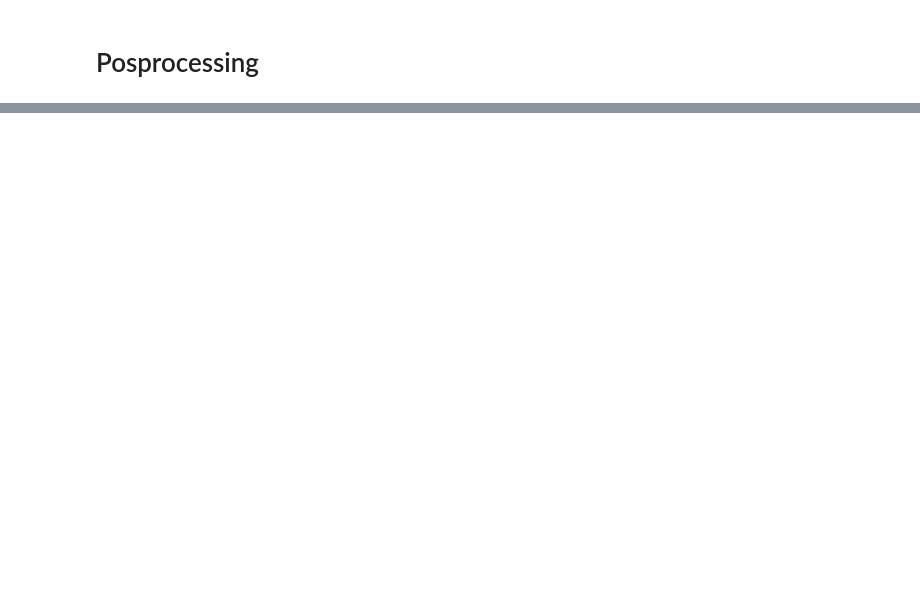
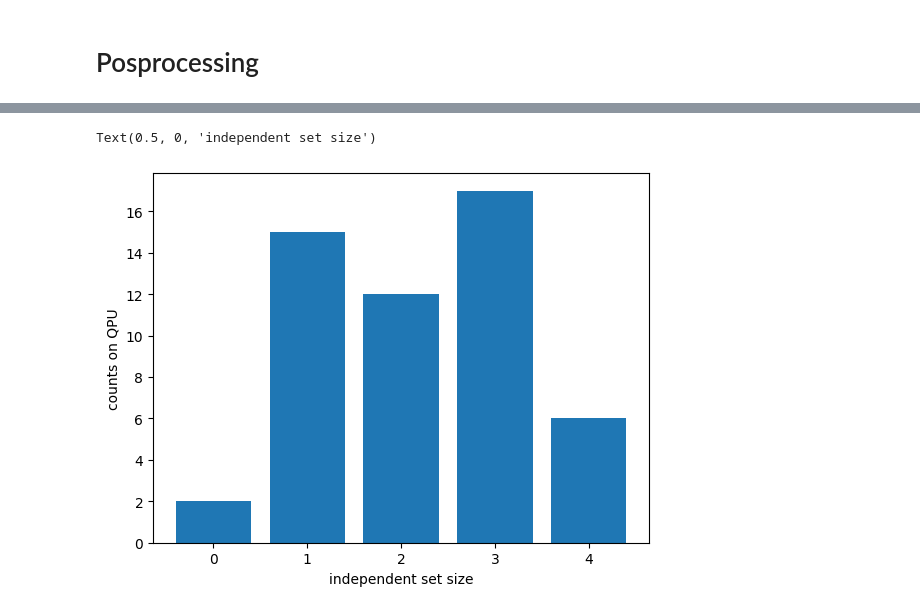
Before and after one commit to alejomonbar/qbench_lrqaoa_independent_set, a Jupyter notebook: 17q_mammalia_kangaroo.ipynb, the cells around one changed output, grey strips where cells are left out. Saved outputs shown, nothing was run; the diff lists cells and outputs as text; code cells hidden in the pictures; blank space fills up the shorter version.

```diff
--- a/17q_mammalia_kangaroo.ipynb
+++ b/17q_mammalia_kangaroo.ipynb
@@ -267,6 +269,7 @@ service = QiskitRuntimeService()
 backends = {}
 backends["ibm_fez"] = service.backend("ibm_fez", use_fractional_gates=True)
 backends["ibm_torino"] = service.backend("ibm_torino", use_fractional_gates=True)
+backends["ibm_marrakesh"] = service.backend("ibm_marrakesh", use_fractional_gates=True)
 backends["ibm_brisbane"] = service.backend("ibm_brisbane")
 backends["qasm_simulator"] = BasicProvider().get_backend("basic_simulator")
 # %%
@@ -869,0 +906,14 @@ FileNotFoundError: [Errno 2] No such file or directory: './Data/ibm_torino/17_ma
+# %%
+fig, ax = plt.subplots()
+bar = defaultdict(int)
+case =0
+for i, c in zip(data["posprocessing"][case]["results"][:,0],data["posprocessing"][case]["results"][:,2]):
+     if i <=0:
+        bar[-i] += c
+
+ax.bar(bar.keys(), bar.values())
+ax.set_ylabel("counts on QPU")
+ax.set_xlabel("independent set size")
+# %% [output]
+Text(0.5, 0, 'independent set size')
+[figure, added]
```
Also changed, not shown: parts of 8 cells of this notebook, 20 other files.
